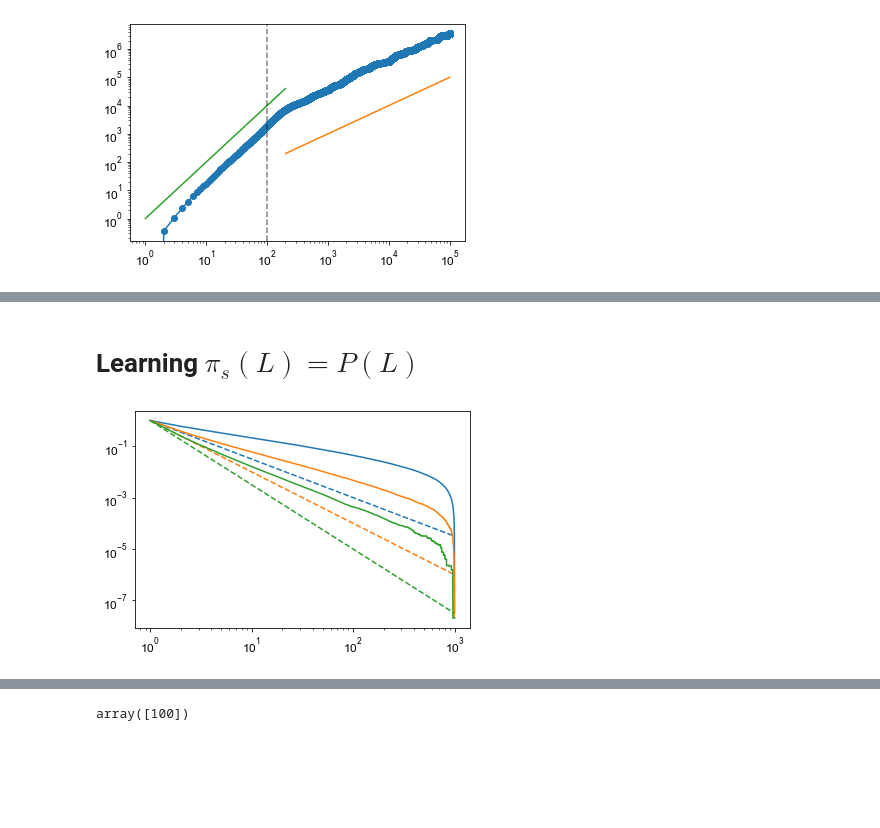
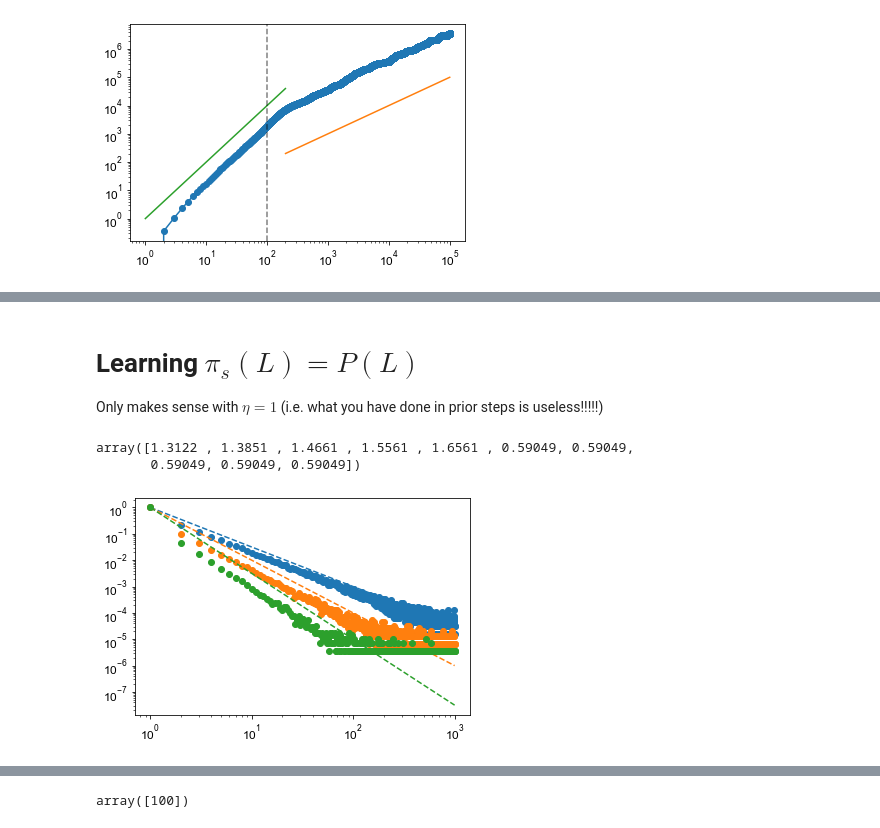
Before and after one commit to gorkamunoz/rl_opts, a Jupyter notebook: nbs/theoretical_policy.ipynb, the cells around one changed output, grey strips where cells are left out. Saved outputs shown, nothing was run; the diff lists cells and outputs as text; code cells hidden in the pictures; blank space fills up the shorter version.

```diff
--- a/nbs/theoretical_policy.ipynb
+++ b/nbs/theoretical_policy.ipynb
@@ -107,3 +107,8 @@ ax.yaxis.set_minor_formatter(NullFormatter())
 add_colorbar(alphas, ax, r'$\alpha$')
 # %% [output]
 [figure]
+# %%
+ps_0 = []
+alphas = np.linspace(0.01, 2, 50)
+for alpha in alphas:
+    ps_0.append(get_ps(2, alpha = alpha, ps_0 = 1)[-1])
@@ -310,11 +311,11 @@ def get_ps_composite(L, lambdas = None, probs = None, ps_0 = 1):
     return ps
 # %%
 L = 200
-probs = [0.867, 0.099, 0.034]
+probs = [0.5, 0.5]
 probs/= np.sum(probs)
-lambdas = np.array([0.28, 1.5, 14.5])
+lambdas = np.array([0.01,150])
 
-colors = plt.cm.plasma(np.linspace(0,1,len(betas)+2))
+colors = plt.cm.plasma(np.linspace(0,1,6+2))
 
 
 
@@ -322,9 +323,9 @@ ps_composite = get_ps_composite(L, lambdas = lambdas, probs = probs)
 
 
 _, ax = plt.subplots()
-ax.loglog(np.arange(2, L+1), ps[idx, 1:], '-o', c = 'k')
+ax.plot(np.arange(2, L+1), ps_composite[1:], '-o', c = 'k')
 
 plt.setp(ax, xlabel =r'$l$', ylabel = r'$\pi_s(l)$',
-         yticks = np.round(np.arange(0.4, 1.01, 0.2),1),
-         yticklabels = np.round(np.arange(0.4, 1.01, 0.2),1).astype(str)) ;
+         xscale = 'log') ;
+ax.axhline(1)
 # %% [output]
@@ -409,8 +411,3 @@ plt.plot(pos[:,0], pos[:, 1])
 # %% [markdown]
 
 #### Figure draft
-# %%
-fig = plt.figure(figsize = (8,4), constrained_layout = True)
-gs = plt.GridSpec(1, 21, figure=fig)
-ax_p = fig.add_subplot(gs[0, :10])
-ax_m = fig.add_subplot(gs[0, 10:-1])
@@ -964,5 +845,6 @@ plt.axvline(L_trunc, c = 'k', ls = '--', alpha = 0.5)
 # %% [markdown]
 # Learning $\pi_s(L) = P(L)$
+Only makes sense with $\eta = 1$ (i.e. what you have done in prior steps is useless!!!!!)
 # %%
 class simul_pl_learning():
     def __init__(self, L_max, eta, gamma):
@@ -1002,3 +884,14 @@ class simul_pl_learning():
                     self.h_matrix -= self.gamma_damping*(self.h_matrix - 1.)
 
             self.h_matrix += self.g_matrix*reward
+# %%
+k = np.ones(10)
+length = 5
+k[:length] *= (factor**np.arange(length))
+k[:length] += 1
+k[:length] *= (factor**np.arange(length))[::-1]
+k[length:] *= factor**length
+k
+# %% [output]
+array([1.3122 , 1.3851 , 1.4661 , 1.5561 , 1.6561 , 0.59049, 0.59049,
+       0.59049, 0.59049, 0.59049])
@@ -1007,25 +905,30 @@ alphas =  [0.5, 1, 1.5]
 L_max = 1000
 hmatrix_a = np.zeros((len(alphas), L_max))
 
-epochs = int(1e4); steps = int(1e2)
+epochs = int(1e3); steps = int(1e2)
 for idxa, alpha in enumerate(tqdm(alphas)):
 
     ps = simul_pl_learning(L_max = L_max,
-                           eta = 0.001,
-                           gamma = 0.075)
+                           eta = 1,
+                           gamma = 0)
     step = []
     for e in tqdm(range(epochs)):
 
         ps.reset()
 
         for s in range(steps):
-            step.append(int(discrete_pw_sample(alpha)))
+
+            current_step = int(discrete_pw_sample(alpha))
+            while current_step > L_max:
+                current_step = int(discrete_pw_sample(alpha))
+
+            step.append(current_step)
             ps.reward(length = step[-1])
     hmatrix_a[idxa] = ps.h_matrix
 # %%
 for idx, hm in enumerate(hmatrix_a):
-    plt.loglog(np.arange(1, L_max+1), hm/hm[0])
+    plt.loglog(np.arange(1, L_max+1), hm/hm[0], 'o')
     plt.loglog(np.arange(1, L_max+1), np.arange(1, L_max+1).astype(float)**(-alphas[idx]-1), c = f'C{idx}', ls = '--')
 # plt.xlim(xmax = 300)
 # %% [output]
-[figure, old version]
+[figure, new version]
```
Also changed, not shown: parts of 23 cells of this notebook, 13 other files.
